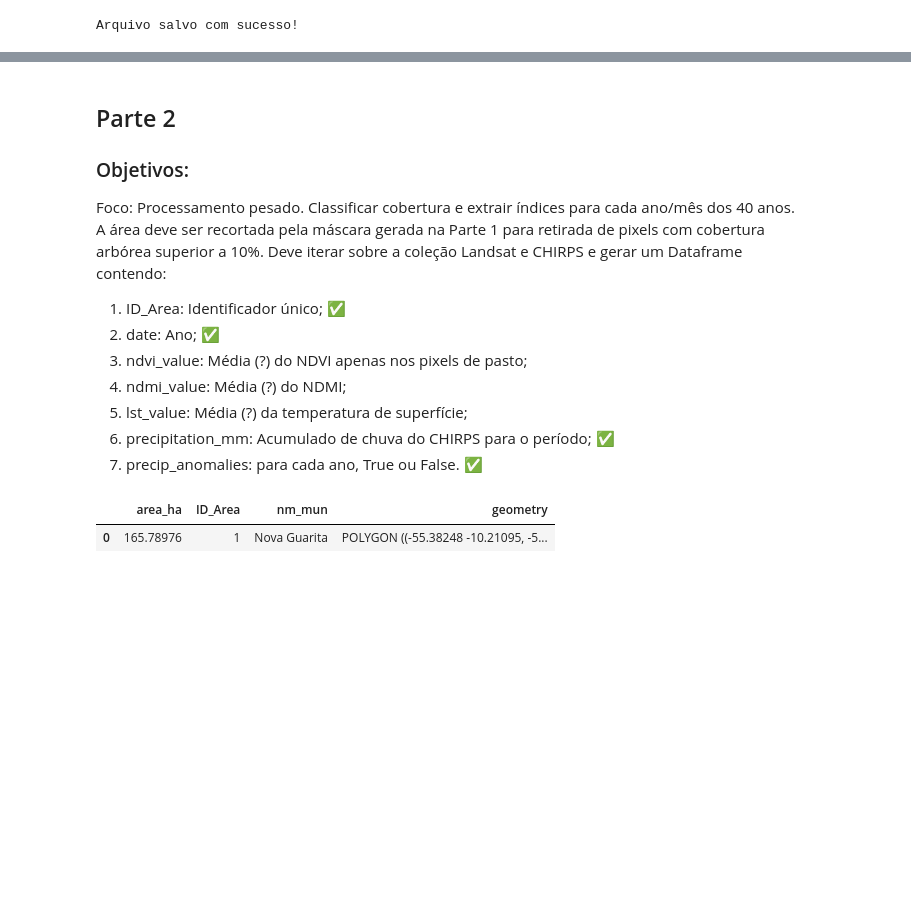
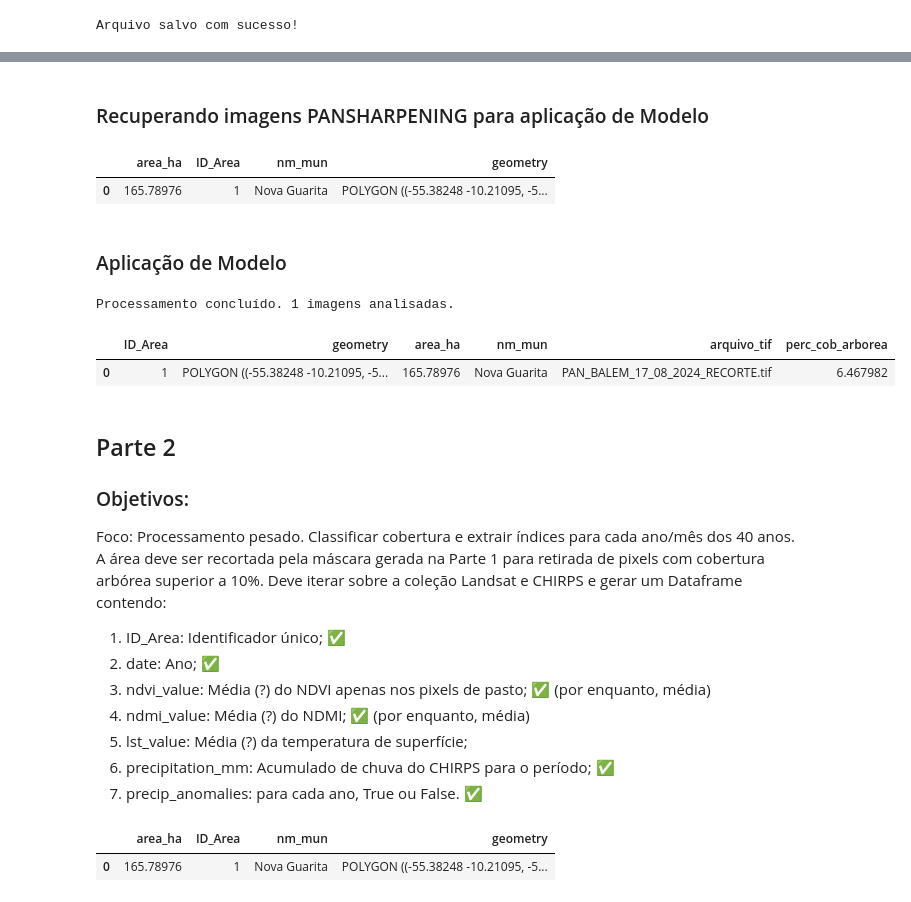
Before and after one commit to GuilhermeFernandez/climate_resilient_pastures, a Jupyter notebook: Esboco_Projeto.ipynb, the cells around one changed output, grey strips where cells are left out. Saved outputs shown, nothing was run; the diff lists cells and outputs as text; code cells hidden in the pictures; blank space fills up the shorter version.

```diff
--- a/Esboco_Projeto.ipynb
+++ b/Esboco_Projeto.ipynb
@@ -92,0 +169,7 @@ gdf_mun.to_file('study_areas.geojson', driver='GeoJSON')
+# %%
+import os
+import geopandas as gpd
+import ospybook as pb
+
+with open('modelo_RF.pkl', 'rb') as f:
+    cob_arborea = pickle.load(f)
@@ -93,3 +193,68 @@ gdf_mun.to_file('study_areas.geojson', driver='GeoJSON')
+# %% [markdown]
+### Recuperando imagens PANSHARPENING para aplicação de Modelo
+# %%
+gdf = gpd.read_file('/content/study_areas.geojson')
+gdf = gdf.to_crs(epsg=4674)
+# %% [output]
+|  | area_ha | ID_Area | nm_mun | geometry |
+| 0 | 165.78976 | 1 | Nova Guarita | POLYGON ((-55.38248 -10.21095, -5... |
+# %% [markdown]
+### Aplicação de Modelo
+# %%
+gdf_model_list = []
+
+for index, row in gdf.iterrows():
+  id_area = str(int(row['ID_Area']))
+  geom = row['geometry']
+  area_ha = row.get('area_ha', None)
+  nm_mun = row.get('nm_mun', None)
+  path_pan = f'/content/drive/MyDrive/Colab Notebooks/Esboco_Projeto/{id_area}'
+  if not os.path.exists(path_pan):
+    print(f"Aviso: Pasta não encontrada para ID_Area {id_area}")
+    continue
+
+  files_pan = [f for f in os.listdir(path_pan) if f.endswith('.tif')]
+  for file_name in files_pan:
+        full_file_path = os.path.join(path_pan, file_name)
+        #Trecho tirado de "Geoprocessing with Python" - Chris Garrard (pg.282)
+        data = pb.stack_bands([full_file_path])
+        rows, cols, bands = data.shape
+        data2d = np.reshape(data, (rows * cols, bands))
+
+        prediction = cob_arborea.predict(data2d)
+        prediction = np.reshape(prediction, (rows, cols))
+
+        mascara_fundo = np.sum(data, axis=2) == 0
+        prediction[mascara_fundo] = 0
+
+
+        valor_classe_arvore = 1
+        pixels_validos = np.sum(~mascara_fundo)
+        pixels_arvore = np.sum(prediction == valor_classe_arvore)
+        if pixels_validos > 0:
+            perc_cob_arborea = (pixels_arvore / pixels_validos) * 100
+        else:
+            perc_cob_arborea = 0
+
+        gdf_model_list.append({
+            'ID_Area': id_area,
+            'geometry': geom,
+            'area_ha': area_ha,
+            'nm_mun': nm_mun,
+            'arquivo_tif': file_name,
+            'perc_cob_arborea': perc_cob_arborea
+        })
+
+gdf_final = gpd.GeoDataFrame(gdf_model_list, crs=gdf.crs)
+
+print(f"Processamento concluído. {len(gdf_final)} imagens analisadas.")
+# %% [output]
+Processamento concluído. 1 imagens analisadas.
+# %%
+gdf_final
+# %% [output]
+|  | ID_Area | geometry | area_ha | nm_mun | arquivo_tif | perc_cob_arborea |
+| 0 | 1 | POLYGON ((-55.38248 -10.21095, -5... | 165.78976 | Nova Guarita | PAN_BALEM_17_08_2024_RECORTE.tif | 6.467982 |
 # %% [markdown]
 ## Parte 2
 ### Objetivos:
@@ -98,8 +263,8 @@ Foco: Processamento pesado. Classificar cobertura e extrair índices para cada a
 
 1.   ID_Area: Identificador único; ✅
 2.   date: Ano; ✅
-3. ndvi_value: Média (?) do NDVI apenas nos pixels de pasto;
-4. ndmi_value: Média (?) do NDMI;
+3. ndvi_value: Média (?) do NDVI apenas nos pixels de pasto; ✅ (por enquanto, média)
+4. ndmi_value: Média (?) do NDMI; ✅ (por enquanto, média)
 5. lst_value: Média (?) da temperatura de superfície;
 6. precipitation_mm: Acumulado de chuva do CHIRPS para o período; ✅
 7. precip_anomalies: para cada ano, True ou False. ✅
```
Also changed, not shown: parts of 17 cells of this notebook.
